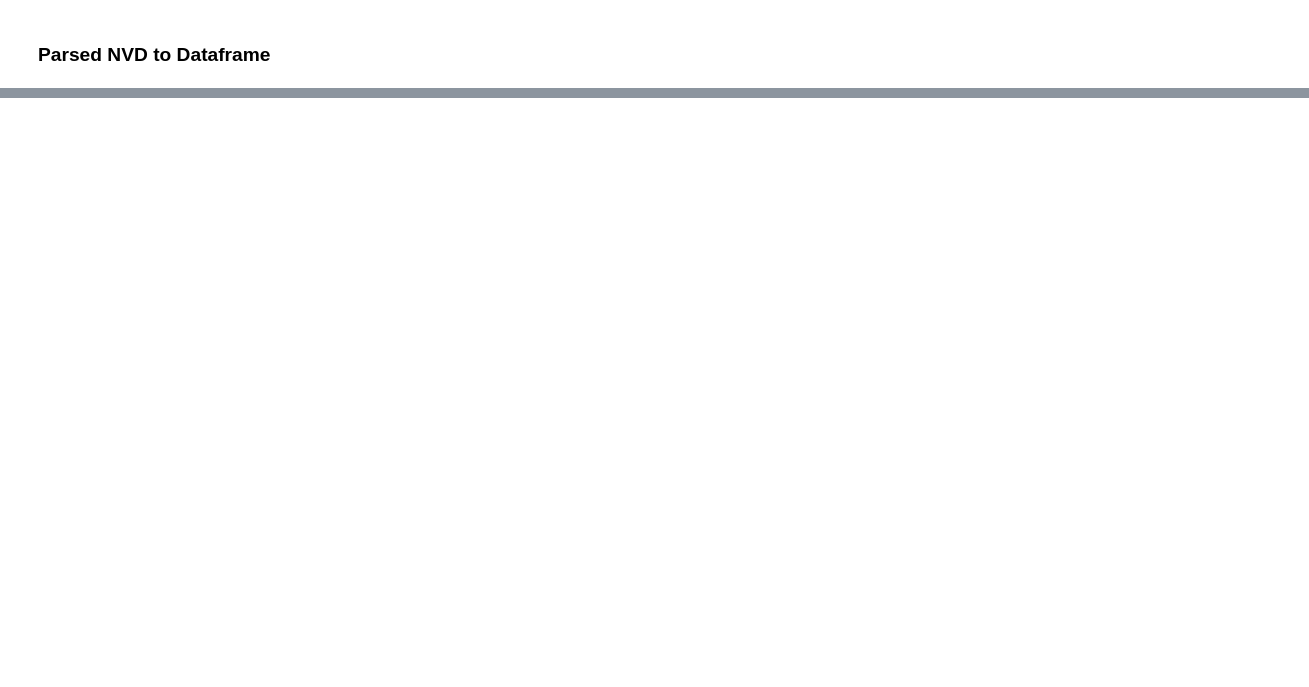
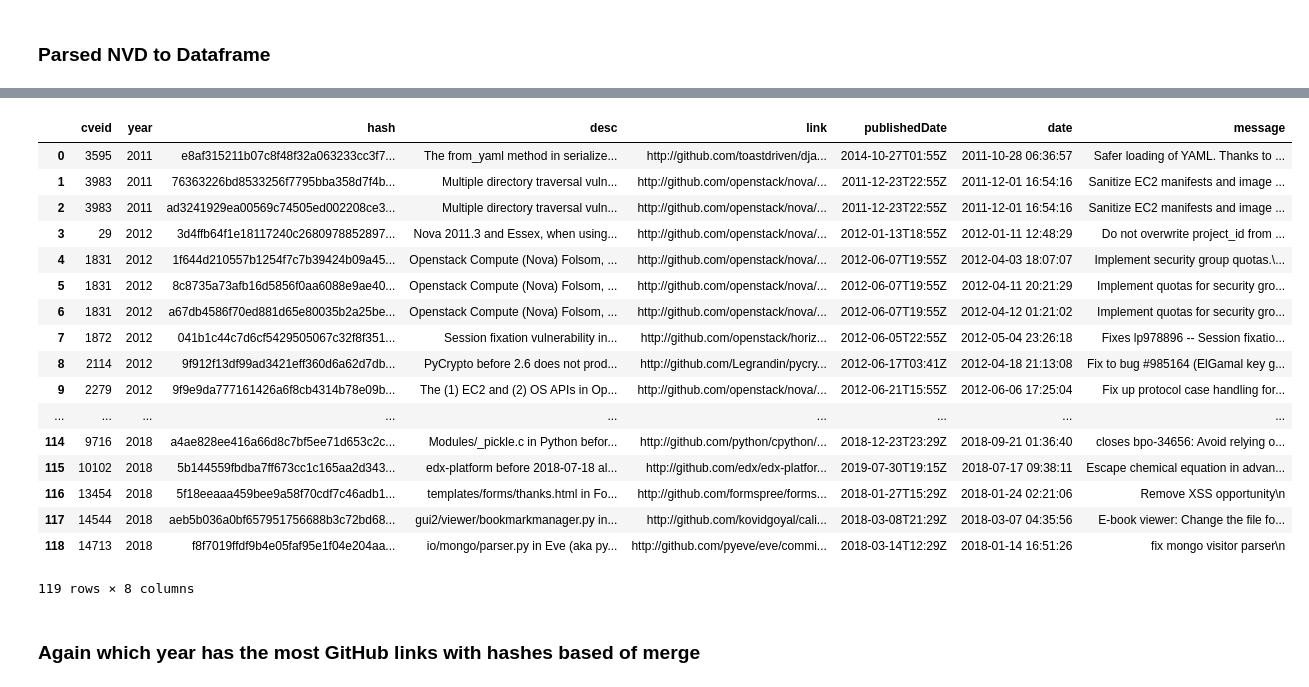
Before and after one commit to UNCG-CSE/Open_Source_Vul_Metrics, a Jupyter notebook: src/NVD_to_Dataframe.ipynb, the cells around one changed output, grey strips where cells are left out. Cells and saved outputs as stored; diff of their text form; code cells hidden in the pictures; blank space fills up the shorter version.

Commit message:
Update NVD_to_Dataframe.ipynb
Merging NVD and SGHD based on Hashes, forming a comprehensive dataframe for all hashes in common with python-3k-dataset from SGHD.

```diff
--- a/src/NVD_to_Dataframe.ipynb
+++ b/src/NVD_to_Dataframe.ipynb
@@ -59,0 +3,14 @@ df_full_concatination
+# %%
+import glob
+import pandas as pd
+
+path = '../data/nvd-hashs/'
+allcves = glob.glob(path+'*.csv')
+l = []
+
+for filename in allcves:
+    df = pd.read_csv(filename)
+    l.append(df)
+df_NVD_hash = pd.concat(l, ignore_index=True)
+#New cell
+df_NVD_hash
@@ -59,0 +67,13 @@ df_full_concatination
+# %%
+import datetime as dt
+import re
+import matplotlib.pyplot as plt
+
+rev_df = pd.read_csv('C:/Users/Faugh/Desktop/DataScienceData/popular-3k-python/revision.csv', header=None)
+rev_df.columns = ['id', 'date', 'date_offset', 'committer_date', 'committer_date_offset', 'type', 'directory', 'message', 'author', 'committer']
+rev_df = rev_df[['id', 'date', 'message']]
+
+rev_df['id'] = rev_df['id'].apply(lambda x: x[2:])
+rev_df['date'] = rev_df['date'].apply(lambda x: dt.datetime.strptime(x,'%Y-%m-%dT%H:%M:%S.000Z'))
+rev_df['message'] = rev_df['message'].apply(lambda x: bytes.fromhex(x[2:]).decode(encoding='ISO-8859-1'))
+rev_df
@@ -59,0 +103,25 @@ df_full_concatination
+# %%
+rev_df.columns = ['hash', 'date', 'message']
+merged_NVD_Revision = pd.merge(df_NVD_hash, rev_df, on=['hash'], how='inner')
+merged_NVD_Revision
+# %% [output]
+|  | cveid | year | hash | desc | link | publishedDate | date | message |
+| 0 | 3595 | 2011 | e8af315211b07c8f48f32a063233cc3f7... | The from_yaml method in serialize... | http://github.com/toastdriven/dja... | 2014-10-27T01:55Z | 2011-10-28 06:36:57 | Safer loading of YAML. Thanks to ... |
+| 1 | 3983 | 2011 | 76363226bd8533256f7795bba358d7f4b... | Multiple directory traversal vuln... | http://github.com/openstack/nova/... | 2011-12-23T22:55Z | 2011-12-01 16:54:16 | Sanitize EC2 manifests and image ... |
+| 2 | 3983 | 2011 | ad3241929ea00569c74505ed002208ce3... | Multiple directory traversal vuln... | http://github.com/openstack/nova/... | 2011-12-23T22:55Z | 2011-12-01 16:54:16 | Sanitize EC2 manifests and image ... |
+| 3 | 29 | 2012 | 3d4ffb64f1e18117240c2680978852897... | Nova 2011.3 and Essex, when using... | http://github.com/openstack/nova/... | 2012-01-13T18:55Z | 2012-01-11 12:48:29 | Do not overwrite project_id from ... |
+| 4 | 1831 | 2012 | 1f644d210557b1254f7c7b39424b09a45... | Openstack Compute (Nova) Folsom, ... | http://github.com/openstack/nova/... | 2012-06-07T19:55Z | 2012-04-03 18:07:07 | Implement security group quotas.\... |
+| 5 | 1831 | 2012 | 8c8735a73afb16d5856f0aa6088e9ae40... | Openstack Compute (Nova) Folsom, ... | http://github.com/openstack/nova/... | 2012-06-07T19:55Z | 2012-04-11 20:21:29 | Implement quotas for security gro... |
+| 6 | 1831 | 2012 | a67db4586f70ed881d65e80035b2a25be... | Openstack Compute (Nova) Folsom, ... | http://github.com/openstack/nova/... | 2012-06-07T19:55Z | 2012-04-12 01:21:02 | Implement quotas for security gro... |
+| 7 | 1872 | 2012 | 041b1c44c7d6cf5429505067c32f8f351... | Session fixation vulnerability in... | http://github.com/openstack/horiz... | 2012-06-05T22:55Z | 2012-05-04 23:26:18 | Fixes lp978896 -- Session fixatio... |
+| 8 | 2114 | 2012 | 9f912f13df99ad3421eff360d6a62d7db... | PyCrypto before 2.6 does not prod... | http://github.com/Legrandin/pycry... | 2012-06-17T03:41Z | 2012-04-18 21:13:08 | Fix to bug #985164 (ElGamal key g... |
+| 9 | 2279 | 2012 | 9f9e9da777161426a6f8cb4314b78e09b... | The (1) EC2 and (2) OS APIs in Op... | http://github.com/openstack/nova/... | 2012-06-21T15:55Z | 2012-06-06 17:25:04 | Fix up protocol case handling for... |
+| ... | ... | ... | ... | ... | ... | ... | ... | ... |
+| 114 | 9716 | 2018 | a4ae828ee416a66d8c7bf5ee71d653c2c... | Modules/_pickle.c in Python befor... | http://github.com/python/cpython/... | 2018-12-23T23:29Z | 2018-09-21 01:36:40 | closes bpo-34656: Avoid relying o... |
+| 115 | 10102 | 2018 | 5b144559fbdba7ff673cc1c165aa2d343... | edx-platform before 2018-07-18 al... | http://github.com/edx/edx-platfor... | 2019-07-30T19:15Z | 2018-07-17 09:38:11 | Escape chemical equation in advan... |
+| 116 | 13454 | 2018 | 5f18eeaaa459bee9a58f70cdf7c46adb1... | templates/forms/thanks.html in Fo... | http://github.com/formspree/forms... | 2018-01-27T15:29Z | 2018-01-24 02:21:06 | Remove XSS opportunity\n |
+| 117 | 14544 | 2018 | aeb5b036a0bf657951756688b3c72bd68... | gui2/viewer/bookmarkmanager.py in... | http://github.com/kovidgoyal/cali... | 2018-03-08T21:29Z | 2018-03-07 04:35:56 | E-book viewer: Change the file fo... |
+| 118 | 14713 | 2018 | f8f7019ffdf9b4e05faf95e1f04e204aa... | io/mongo/parser.py in Eve (aka py... | http://github.com/pyeve/eve/commi... | 2018-03-14T12:29Z | 2018-01-14 16:51:26 | fix mongo visitor parser\n |
+119 rows × 8 columns
+# %% [markdown]
+### Again which year has the most GitHub links with hashes based of merge
```
Also changed, not shown: parts of 9 cells of this notebook.
